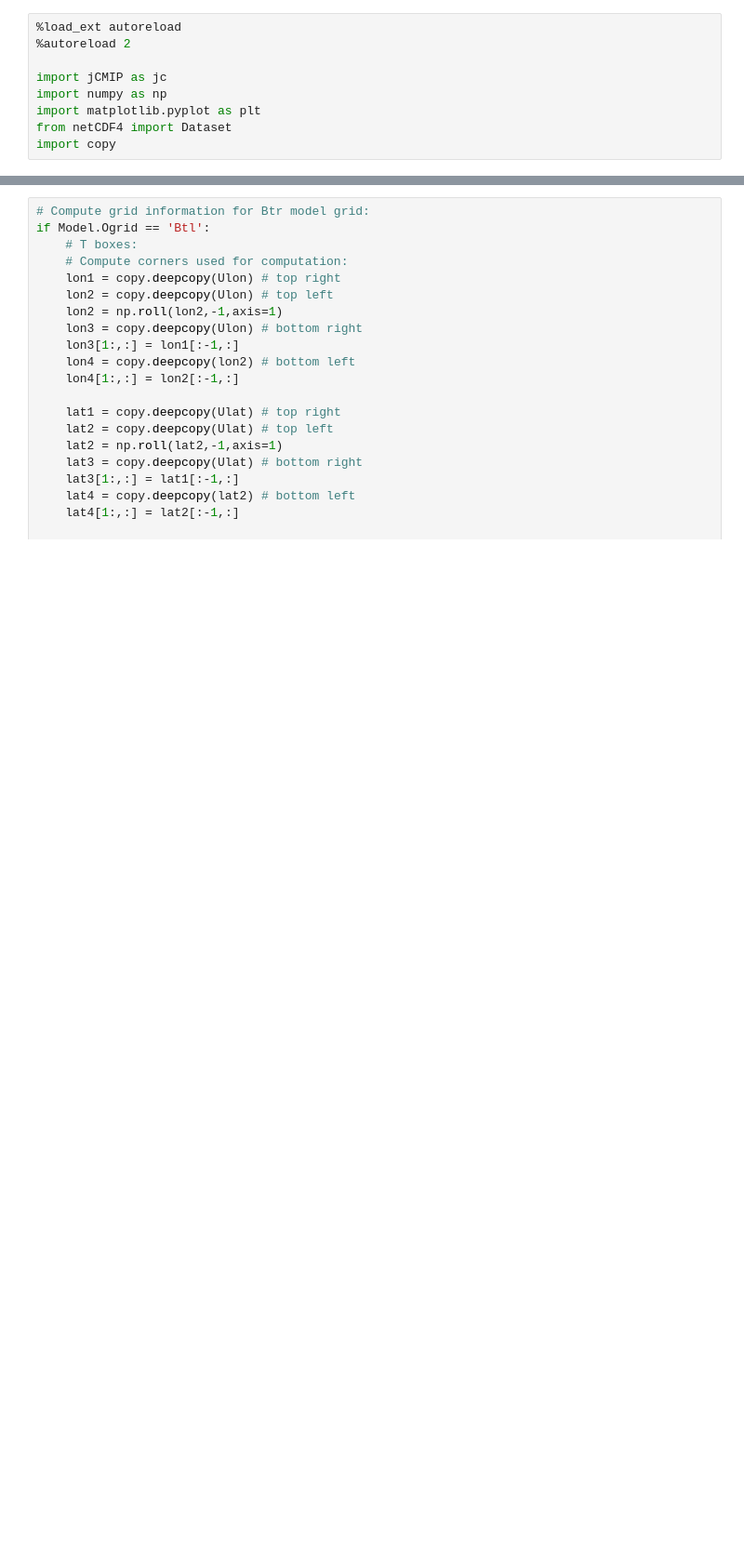
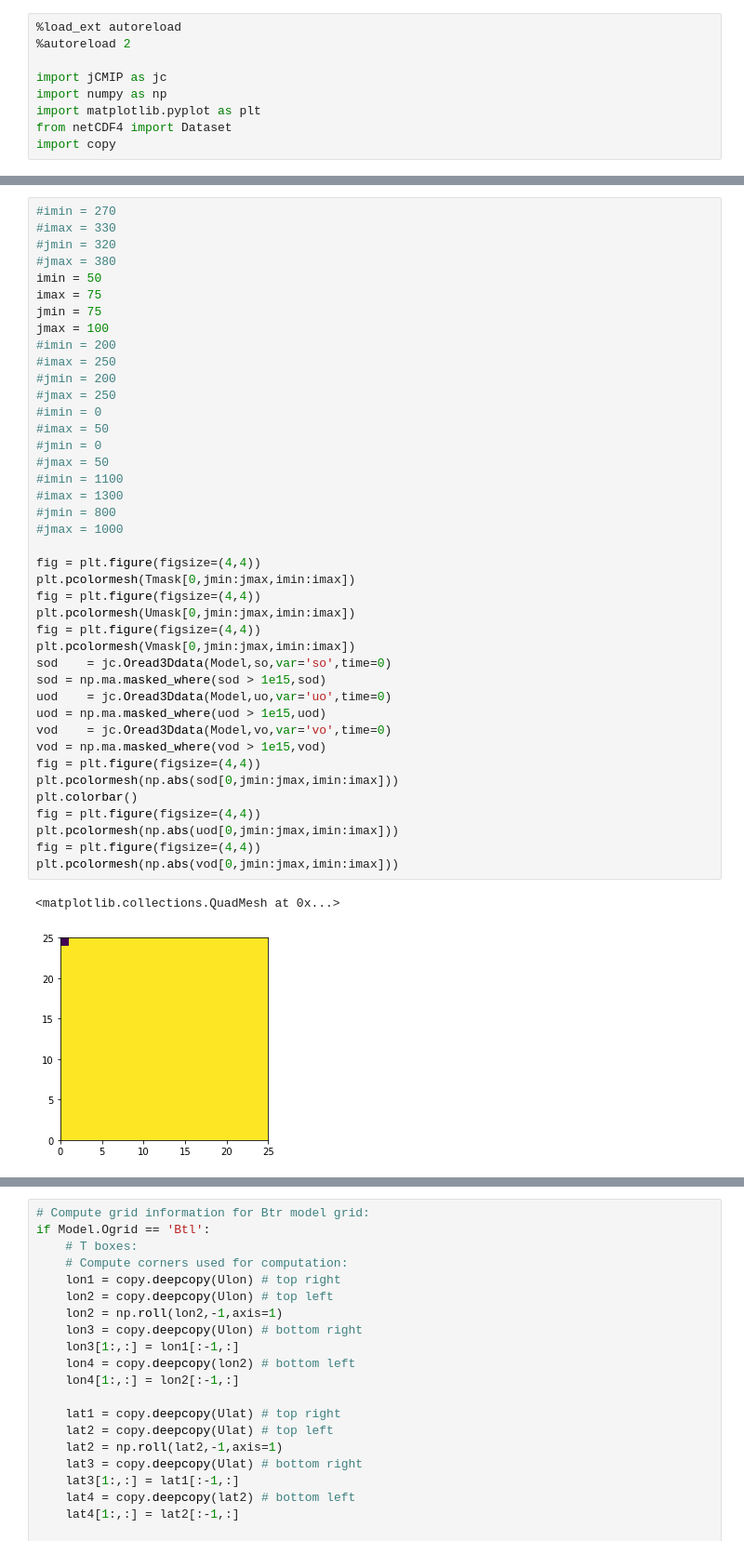
Before and after one commit to jmecki/jCMIP_setup, a Jupyter notebook: determine_Omeshmask.ipynb, the cells around one changed output, grey strips where cells are left out. Shown at 93% size. Saved outputs shown, nothing was run; the diff lists cells and outputs as text; blank space fills up the shorter version.

```diff
--- a/determine_Omeshmask.ipynb
+++ b/determine_Omeshmask.ipynb
@@ -182,0 +422,44 @@ plt.colorbar()
+# %%
+#imin = 270
+#imax = 330
+#jmin = 320
+#jmax = 380
+imin = 50
+imax = 75
+jmin = 75
+jmax = 100
+#imin = 200
+#imax = 250
+#jmin = 200
+#jmax = 250
+#imin = 0
+#imax = 50
+#jmin = 0
+#jmax = 50
+#imin = 1100
+#imax = 1300
+#jmin = 800
+#jmax = 1000
+
+fig = plt.figure(figsize=(4,4))
+plt.pcolormesh(Tmask[0,jmin:jmax,imin:imax])
+fig = plt.figure(figsize=(4,4))
+plt.pcolormesh(Umask[0,jmin:jmax,imin:imax])
+fig = plt.figure(figsize=(4,4))
+plt.pcolormesh(Vmask[0,jmin:jmax,imin:imax])
+sod    = jc.Oread3Ddata(Model,so,var='so',time=0)
+sod = np.ma.masked_where(sod > 1e15,sod)
+uod    = jc.Oread3Ddata(Model,uo,var='uo',time=0)
+uod = np.ma.masked_where(uod > 1e15,uod)
+vod    = jc.Oread3Ddata(Model,vo,var='vo',time=0)
+vod = np.ma.masked_where(vod > 1e15,vod)
+fig = plt.figure(figsize=(4,4))
+plt.pcolormesh(np.abs(sod[0,jmin:jmax,imin:imax]))
+plt.colorbar()
+fig = plt.figure(figsize=(4,4))
+plt.pcolormesh(np.abs(uod[0,jmin:jmax,imin:imax]))
+fig = plt.figure(figsize=(4,4))
+plt.pcolormesh(np.abs(vod[0,jmin:jmax,imin:imax]))
+# %% [output]
+<matplotlib.collections.QuadMesh at 0x...>
+[figure, added]
```
Also changed, not shown: parts of 31 cells of this notebook, 3 other files.
